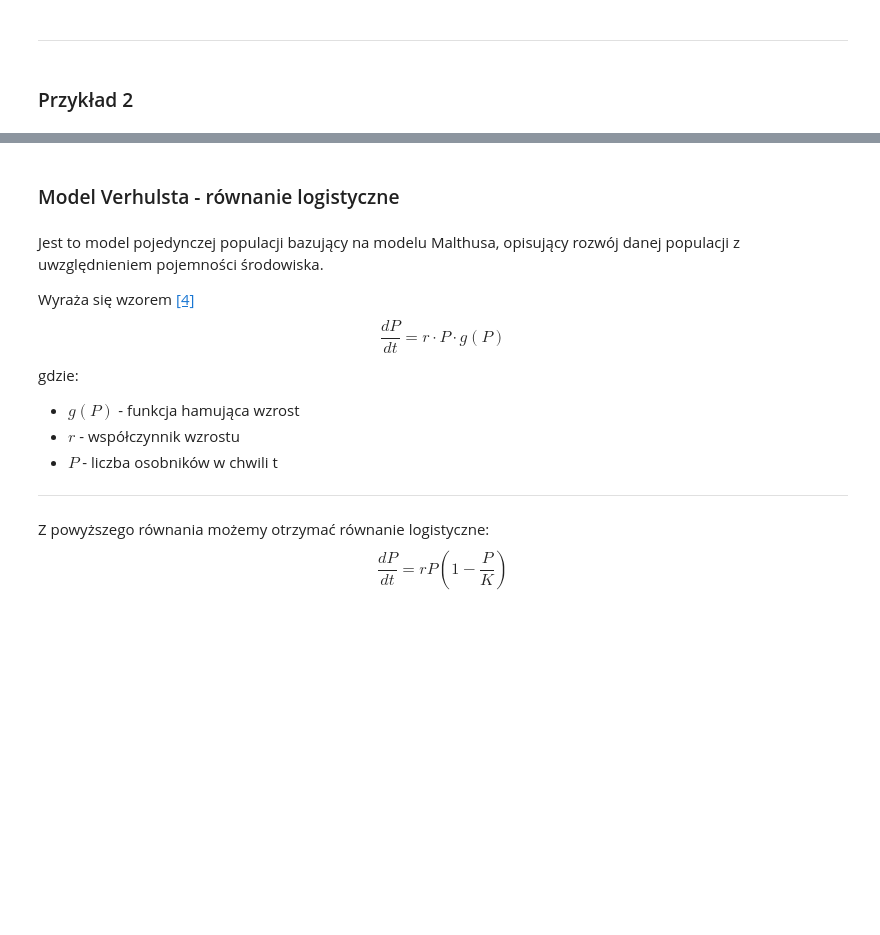
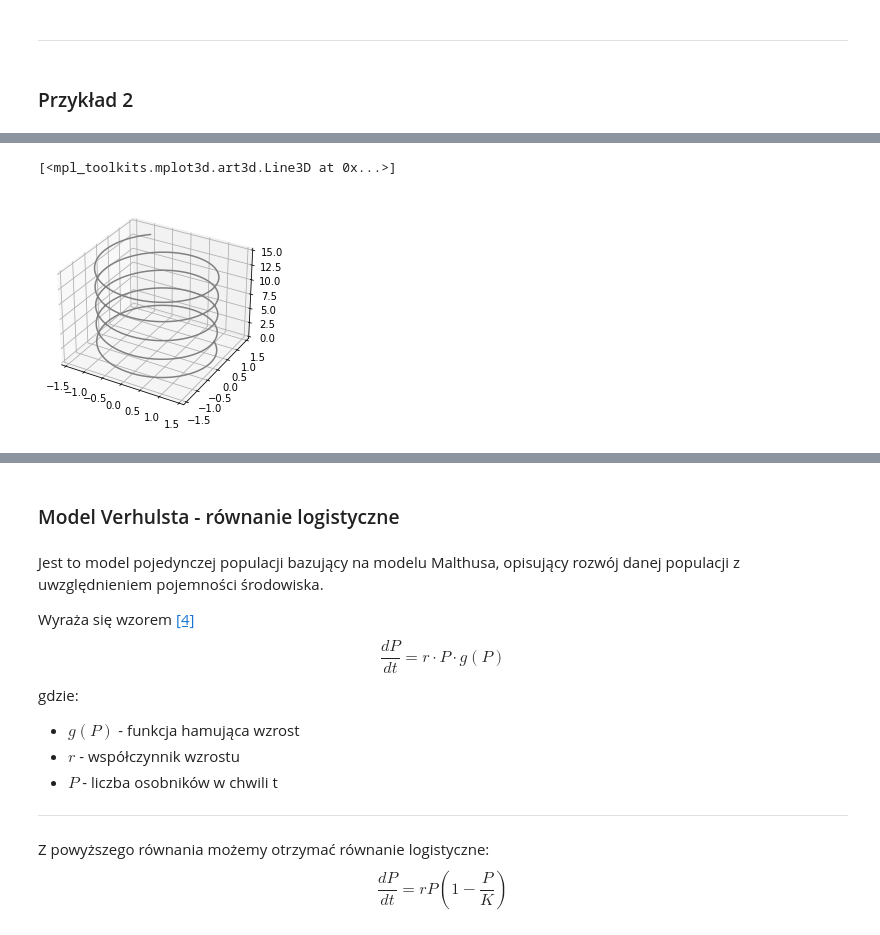
Before and after one commit to klaudynka245/Bifurcations, a Jupyter notebook: teoria katastrof.ipynb, the cells around one changed output, grey strips where cells are left out. Cells and saved outputs as stored; diff of their text form; code cells hidden in the pictures; blank space fills up the shorter version.

```diff
--- a/teoria katastrof.ipynb
+++ b/teoria katastrof.ipynb
@@ -259,0 +336,10 @@ plt.show()
+# %%
+omega = 2
+ax = plt.axes(projection='3d')
+t = np.linspace(0, 15, 1000)
+x = np.cos(omega*t)+np.sin(omega*t)
+y = np.cos(omega*t)-np.sin(omega*t)
+ax.plot3D(x, y, t, 'gray')
+# %% [output]
+[<mpl_toolkits.mplot3d.art3d.Line3D at 0x...>]
+[figure, added]
```
Also changed, not shown: parts of 11 cells of this notebook.
